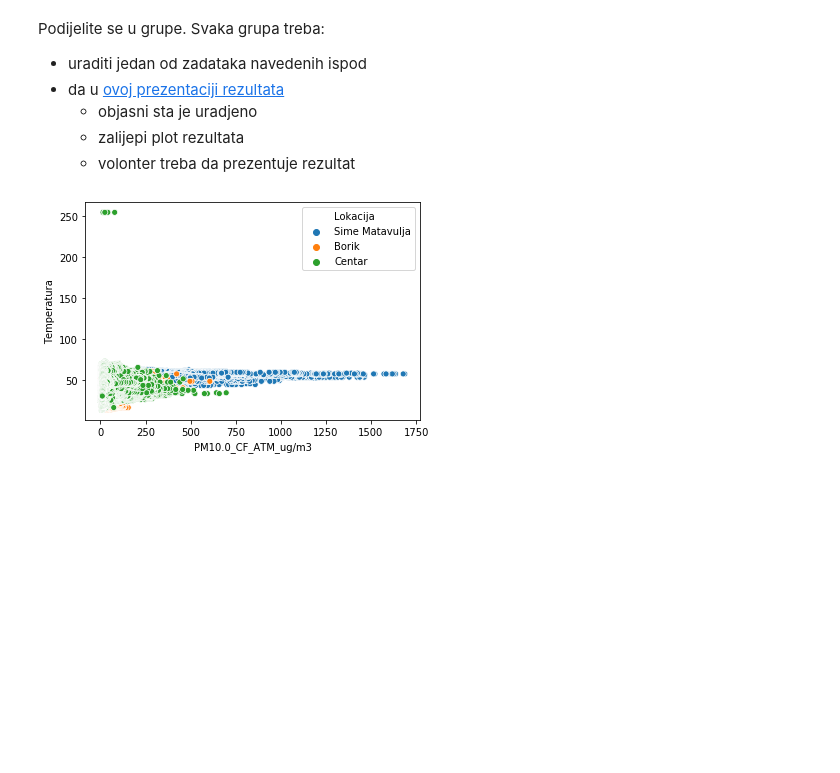
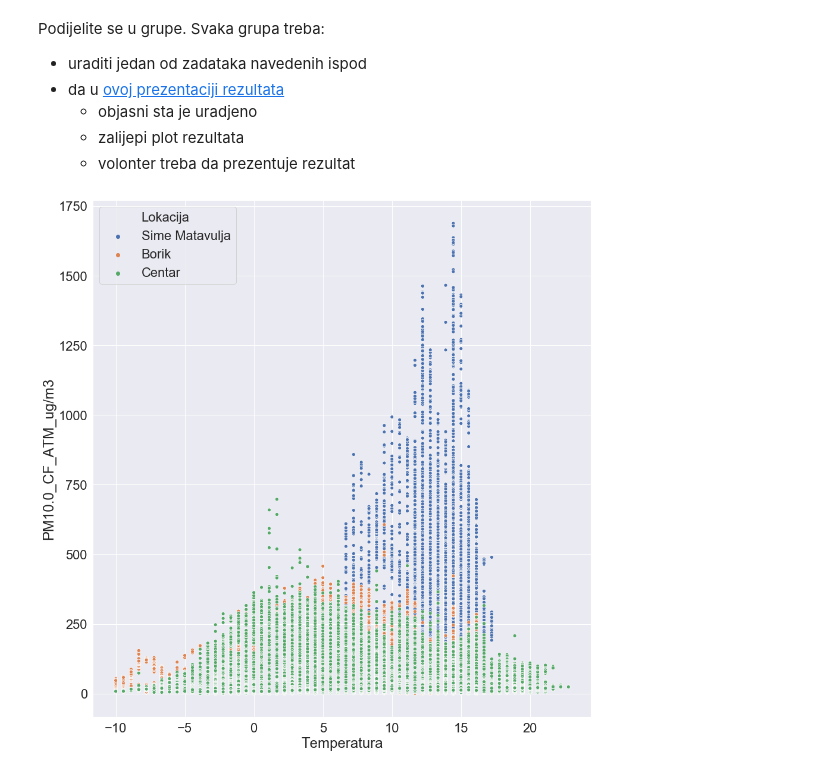
Before and after one commit to milicag/unibl_radionica, a Jupyter notebook: sveske/dan2_4.ipynb, the cells around one changed output. Saved outputs shown, nothing was run; the diff lists cells and outputs as text; code cells hidden in the pictures; blank space fills up the shorter version.

```diff
--- a/sveske/dan2_4.ipynb
+++ b/sveske/dan2_4.ipynb
@@ -147,6 +147,10 @@ podaci.groupby(['Lokacija','Mjesec']).mean()
 |  | 7 | 100163.5 | 15.528290 | 21.462739 | 22.437458 | 7177.569057 | ... |
 | Sime Matavulja | 1 | 10604.0 | 98.092600 | 183.358844 | 213.433023 | 1681.600556 | ... |
 |  | 2 | 21597.5 | 136.474205 | 267.277769 | 322.853782 | 479.141026 | ... |
+# %%
+# konvertuj temperaturu u stepen celzijus iz farenhajta
+from konverzija_temp import Konverzija
+podaci['Temperatura'] = podaci['Temperatura'].apply(lambda x: Konverzija.farenhajt_u_celzijus(x))
 # %%
 podaci.describe()
 # %% [output]
@@ -163,0 +166,6 @@ podaci.describe()
+# %%
+# neki od podataka su pogresna ocitavanja, uklonimo njih prije dalje analize
+# bilo koja temperatura iznad 40 degC
+# podaci.loc[podaci["Temperatura"]>40,:].count()
+podaci = podaci.loc[podaci["Temperatura"]<40,:]
+podaci.describe()
@@ -174,10 +192,17 @@ Podijelite se u grupe. Svaka grupa treba:
 1. Za lokaciju Centar napravi boxplot koji na horizontalnoj osi ima mjesec
 # %%
 2.
-# %%
-import seaborn as sea
-
-sea.scatterplot(x='PM10.0_CF_ATM_ug/m3', y='Temperatura', hue = 'Lokacija', data=podaci)
-plt.show()
-# %% [output]
-[figure, removed]
+# %%
+from matplotlib import pyplot as plt
+import seaborn as sea
+
+plt.figure(figsize=(15,16))
+
+# zagadjivac = r'PM2.5_CF_ATM_ug/m3'
+zagadjivac = r'PM10.0_CF_ATM_ug/m3'
+# zagadjivac = r'PM2.5_CF_1_ug/m3'
+
+sea.scatterplot(x='Temperatura', y=zagadjivac, hue = 'Lokacija', data=podaci)
+sea.set(font_scale = 2, palette = "Set1")
+# %% [output]
+[figure, added]
```
Also changed, not shown: parts of 3 cells of this notebook.
